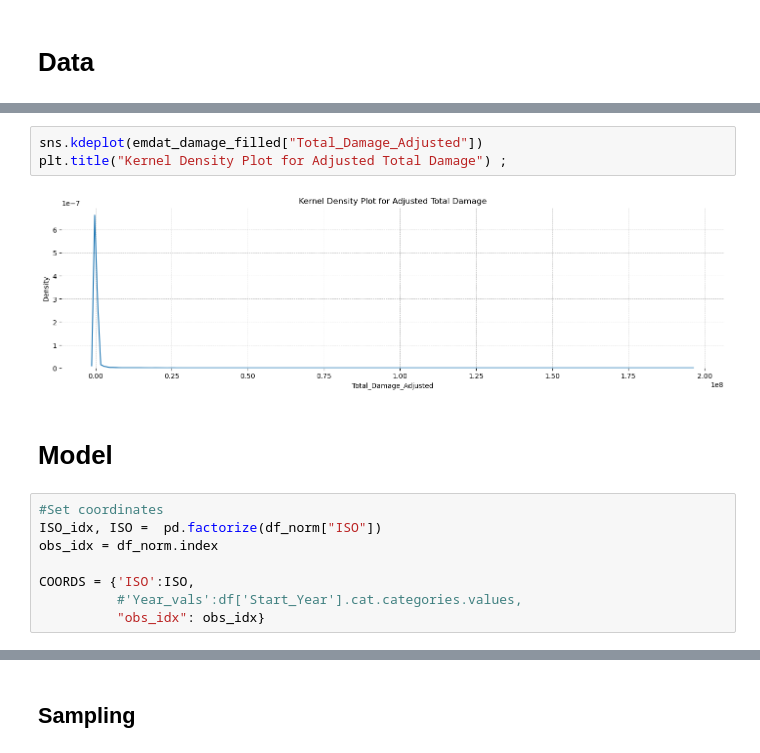
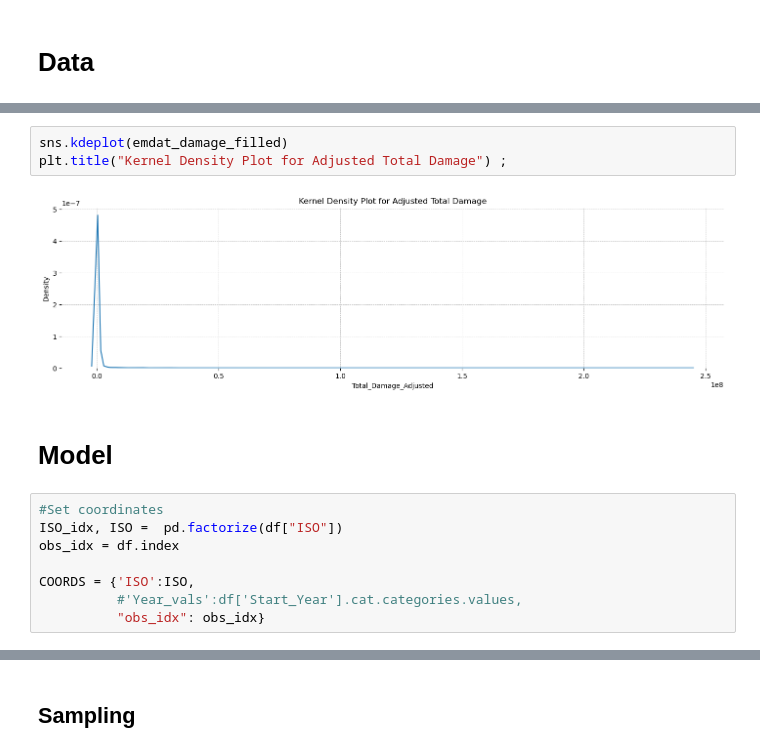
Before and after one commit to jessegrabowski/laos-climate-change, a Jupyter notebook: notebooks/43_Damage_probability.ipynb, the cells around one changed output, grey strips where cells are left out. Cells and saved outputs as stored; diff of their text form.

```diff
--- a/notebooks/43_Damage_probability.ipynb
+++ b/notebooks/43_Damage_probability.ipynb
@@ -101,14 +65,14 @@ df = (pd.merge(df, development_indicators, right_index= True, left_index=True, h
 # %%
-sns.kdeplot(emdat_damage_filled["Total_Damage_Adjusted"])
+sns.kdeplot(emdat_damage_filled)
 plt.title("Kernel Density Plot for Adjusted Total Damage") ;
 # %% [output]
-[figure, old version]
+[figure, new version]
 # %% [markdown]
 # Model
 # %%
 #Set coordinates
-ISO_idx, ISO =  pd.factorize(df_norm["ISO"])
-obs_idx = df_norm.index
+ISO_idx, ISO =  pd.factorize(df["ISO"])
+obs_idx = df.index
 
 COORDS = {'ISO':ISO,
           #'Year_vals':df['Start_Year'].cat.categories.values,
```
Also changed, not shown: parts of 18 cells of this notebook.
